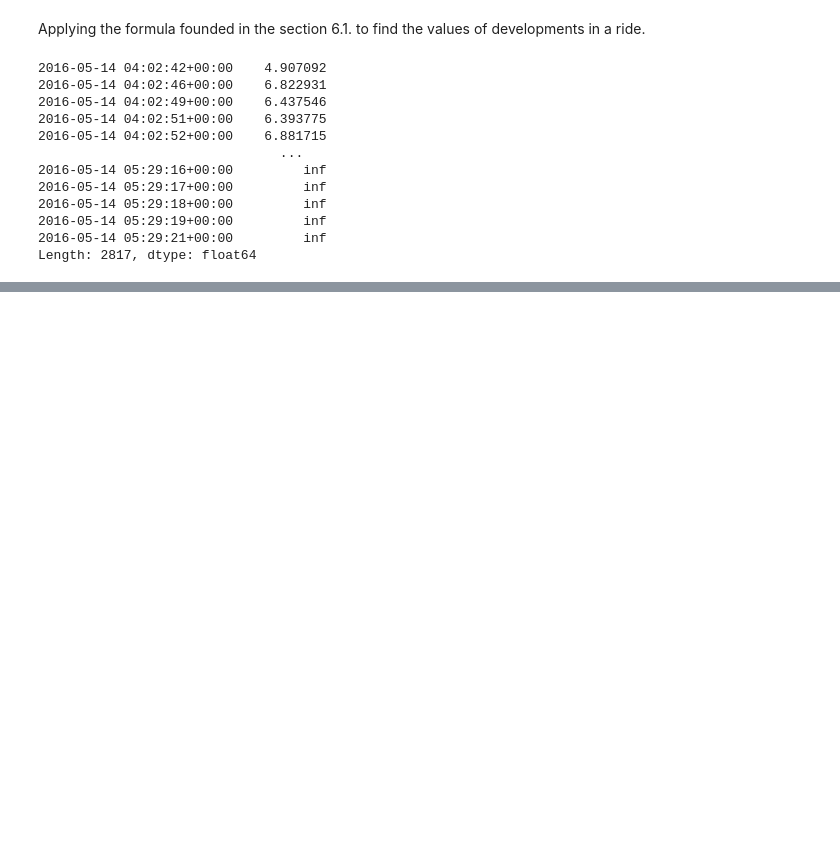
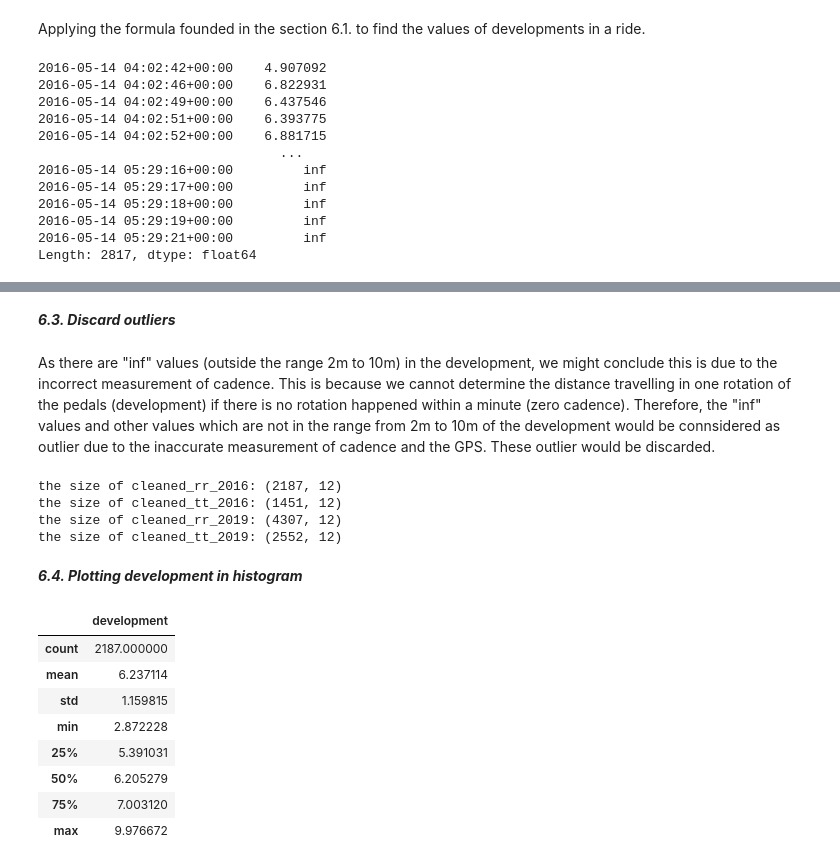
Before and after one commit to xuyenlinhHuynh/data-science-portfolio-xuyenlinhHuynh, a Jupyter notebook: Portfolio 1.ipynb, the cells around one changed output, grey strips where cells are left out. Drawn from its saved outputs; the diff is of its cells as text; code cells hidden in the pictures; blank space fills up the shorter version.

```diff
--- a/Portfolio 1.ipynb
+++ b/Portfolio 1.ipynb
@@ -1280,0 +1283,10 @@ Length: 2817, dtype: float64
+# %%
+# Adding a development column to each ride
+cleaned_rr_2016.insert(10, "development", rr2016_temp_speed/cleaned_rr_2016['cadence'], True)
+cleaned_tt_2016.insert(10, "development", tt2016_temp_speed/cleaned_tt_2016['cadence'], True)
+cleaned_rr_2019.insert(10, "development", rr2019_temp_speed/cleaned_rr_2019['cadence'], True)
+cleaned_tt_2019.insert(10, "development", tt2019_temp_speed/cleaned_tt_2019['cadence'], True)
+# %% [markdown]
+***6.3. Discard outliers***
+# %% [markdown]
+As there are "inf" values (outside the range 2m to 10m) in the development, we might conclude this is due to the incorrect measurement of cadence. This is because we cannot determine the distance travelling in one rotation of the pedals (development) if there is no rotation happened within a minute (zero cadence). Therefore, the "inf" values and other values which are not in the range from 2m to 10m of the development would be connsidered as outlier due to the inaccurate measurement of cadence and the GPS. These outlier would be discarded.
@@ -1280,0 +1311,28 @@ Length: 2817, dtype: float64
+# %%
+# print the size of each dataframe so far
+print("the size of cleaned_rr_2016:", cleaned_rr_2016.shape)
+print("the size of cleaned_tt_2016:", cleaned_tt_2016.shape)
+print("the size of cleaned_rr_2019:", cleaned_rr_2019.shape)
+print("the size of cleaned_tt_2019:", cleaned_tt_2019.shape)
+# %% [output]
+the size of cleaned_rr_2016: (2187, 12)
+the size of cleaned_tt_2016: (1451, 12)
+the size of cleaned_rr_2019: (4307, 12)
+the size of cleaned_tt_2019: (2552, 12)
+# %% [markdown]
+***6.4. Plotting development in histogram***
+# %%
+# Summary of the development of the four rides
+
+# rr_2016
+cleaned_rr_2016[['development']].describe()
+# %% [output]
+|  | development |
+| count | 2187.000000 |
+| mean | 6.237114 |
+| std | 1.159815 |
+| min | 2.872228 |
+| 25% | 5.391031 |
+| 50% | 6.205279 |
+| 75% | 7.003120 |
+| max | 9.976672 |
```
Also changed, not shown: parts of 9 cells of this notebook.
